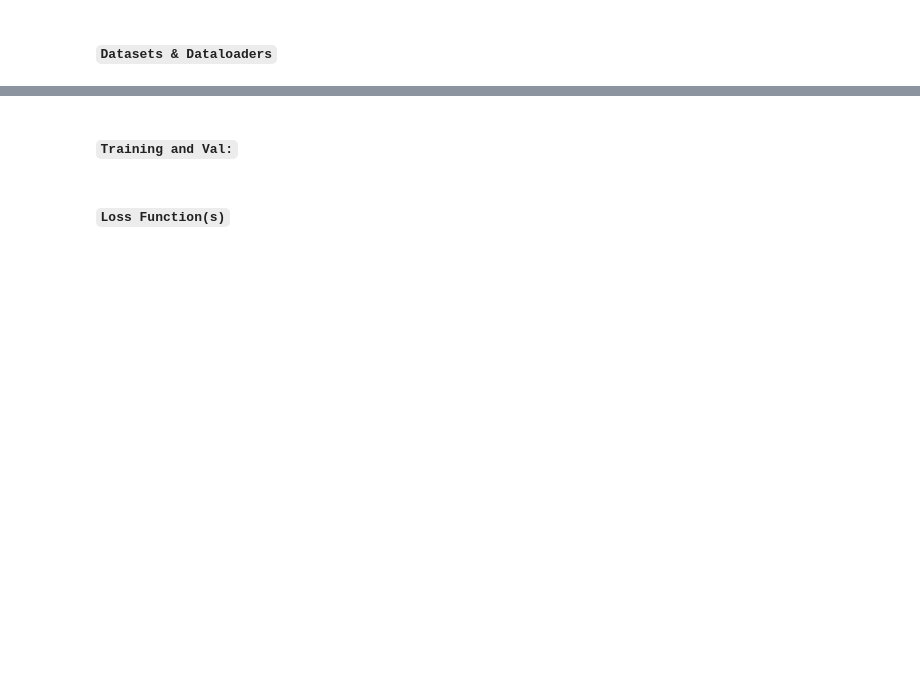
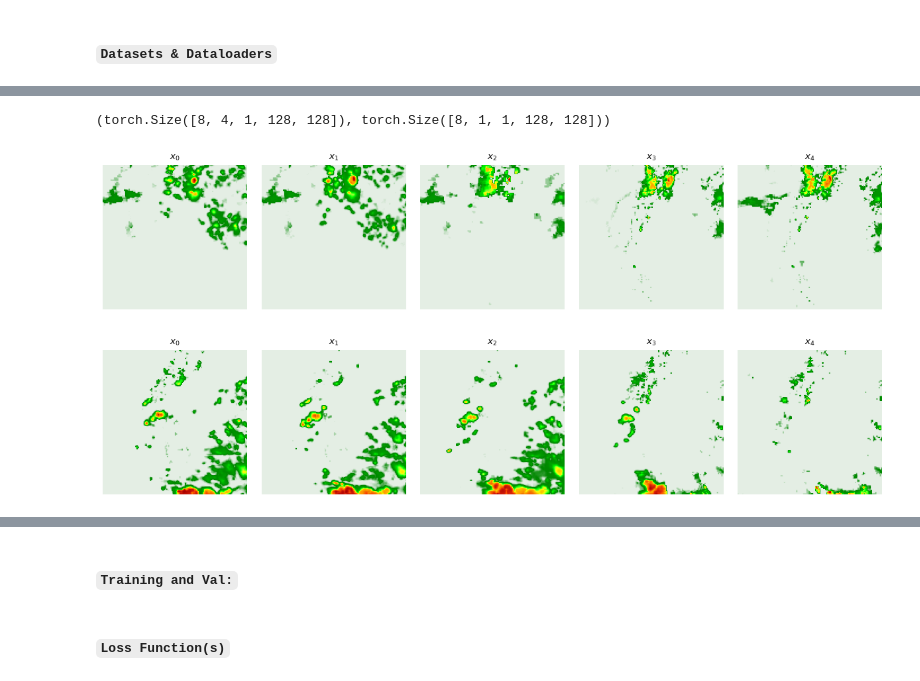
Before and after one commit to Dseal95/DYffcast, a Jupyter notebook: rainnow/notebooks/conv_lstm/convlstm_exploration.ipynb, the cells around one changed output, grey strips where cells are left out. Drawn from its saved outputs; the diff is of its cells as text; code cells hidden in the pictures; blank space fills up the shorter version.

```diff
--- a/rainnow/notebooks/conv_lstm/convlstm_exploration.ipynb
+++ b/rainnow/notebooks/conv_lstm/convlstm_exploration.ipynb
@@ -38,8 +40,8 @@ from rainnow.src.utilities.utils import (
 #### `helpers.`
 # %%
 # ** plotting helpers **
-cmap = io.loadmat("../../src/utilities/cmaps/colormap.mat")
-# cmap = io.loadmat("/teamspace/studios/this_studio/irp-ds423/rainnow/src/utilities/cmaps/colormap.mat")
+# cmap = io.loadmat("../../src/utilities/cmaps/colormap.mat")
+cmap = io.loadmat("/teamspace/studios/this_studio/DYffcast/rainnow/src/utilities/cmaps/colormap.mat")
 rain_cmap = ListedColormap(cmap["Cmap_rain"])
 global_params = {"font.size": 8}  # , "font.family": "Times New Roman"}
 plt_params = {"wspace": 0.1, "hspace": 0.15}
@@ -115,3 +130,28 @@ val_loader = DataLoader(
+# %%
+# plot a batch.
+dummy_batch = next(iter(train_loader))
+dummy_inputs, dummy_target = dummy_batch
+dummy_inputs.size(), dummy_target.size()
+# %% [output]
+(torch.Size([8, 4, 1, 128, 128]), torch.Size([8, 1, 1, 128, 128]))
+# %%
+plot_a_sequence(
+    X=torch.cat([dummy_inputs, dummy_target], dim=1),
+    b=0,
+    global_params=global_params,
+    plot_params={"cmap": rain_cmap},
+    layout_params=plt_params,
+)
+plot_a_sequence(
+    X=torch.cat([dummy_inputs, dummy_target], dim=1),
+    b=1,
+    global_params=global_params,
+    plot_params={"cmap": rain_cmap},
+    layout_params=plt_params,
+)
+# %% [output]
+[figure, added]
+[figure, added]
 # %%
 # ** instantiate the preprocesser obj **
 pprocessor = PreProcess(
```
Also changed, not shown: parts of 18 cells of this notebook, 3 other files.
